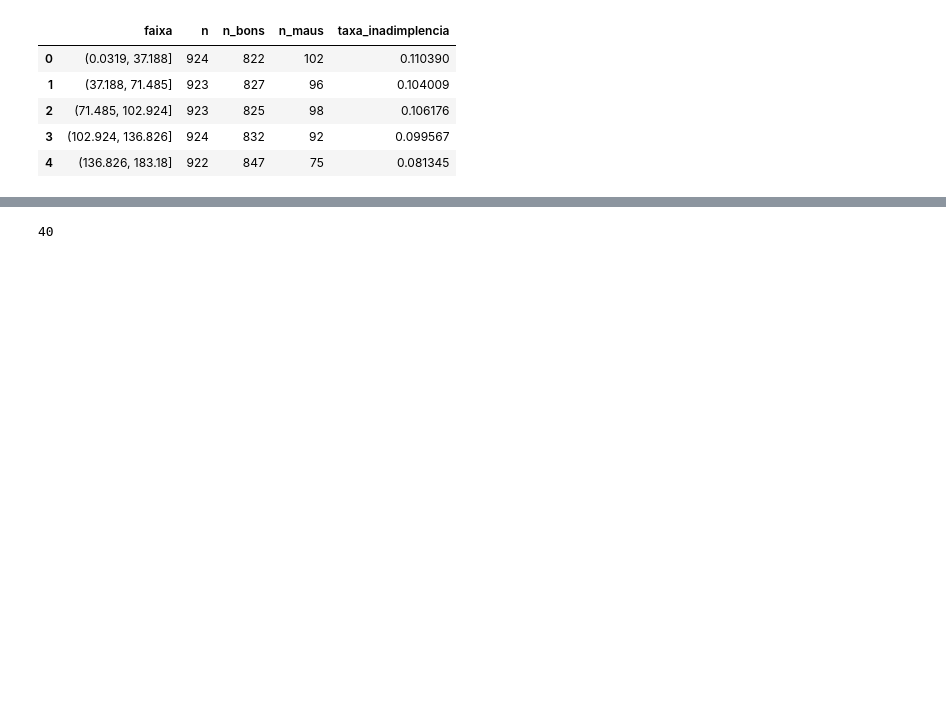
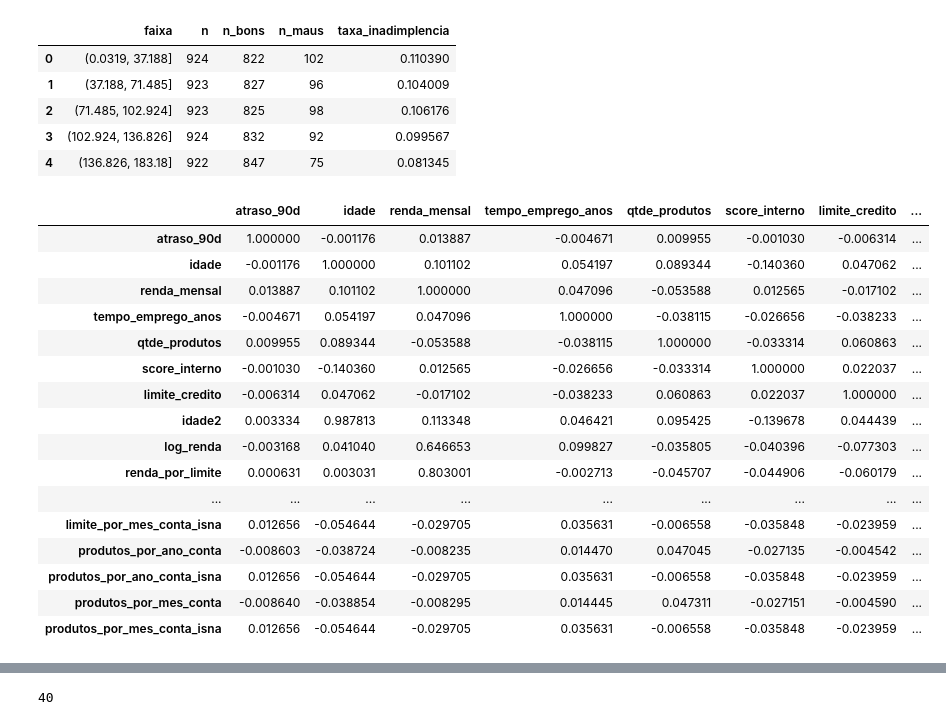
Before and after one commit to matheus-oscar/modelo_pd_2025, a Jupyter notebook: notebooks/revisao_case.ipynb, the cells around one changed output, grey strips where cells are left out. Cells and saved outputs as stored; diff of their text form; code cells hidden in the pictures; blank space fills up the shorter version.

```diff
--- a/notebooks/revisao_case.ipynb
+++ b/notebooks/revisao_case.ipynb
@@ -324,3 +336,24 @@ plot_inad_var(abt, "tempo_relacionamento_meses", target="atraso_90d", bins=5)
 | 2 | (71.485, 102.924] | 923 | 825 | 98 | 0.106176 |
 | 3 | (102.924, 136.826] | 924 | 832 | 92 | 0.099567 |
 | 4 | (136.826, 183.18] | 922 | 847 | 75 | 0.081345 |
+# %%
+corr = abt.drop(columns=['id_cliente', 'data_referencia', 'data_abertura_conta', 'mes_abertura_conta','mes_safra', 'estado_civil']).corr(method = 'pearson')
+corr
+# %% [output]
+|  | atraso_90d | idade | renda_mensal | tempo_emprego_anos | qtde_produtos | score_interno | limite_credito | ... |
+| atraso_90d | 1.000000 | -0.001176 | 0.013887 | -0.004671 | 0.009955 | -0.001030 | -0.006314 | ... |
+| idade | -0.001176 | 1.000000 | 0.101102 | 0.054197 | 0.089344 | -0.140360 | 0.047062 | ... |
+| renda_mensal | 0.013887 | 0.101102 | 1.000000 | 0.047096 | -0.053588 | 0.012565 | -0.017102 | ... |
+| tempo_emprego_anos | -0.004671 | 0.054197 | 0.047096 | 1.000000 | -0.038115 | -0.026656 | -0.038233 | ... |
+| qtde_produtos | 0.009955 | 0.089344 | -0.053588 | -0.038115 | 1.000000 | -0.033314 | 0.060863 | ... |
+| score_interno | -0.001030 | -0.140360 | 0.012565 | -0.026656 | -0.033314 | 1.000000 | 0.022037 | ... |
+| limite_credito | -0.006314 | 0.047062 | -0.017102 | -0.038233 | 0.060863 | 0.022037 | 1.000000 | ... |
+| idade2 | 0.003334 | 0.987813 | 0.113348 | 0.046421 | 0.095425 | -0.139678 | 0.044439 | ... |
+| log_renda | -0.003168 | 0.041040 | 0.646653 | 0.099827 | -0.035805 | -0.040396 | -0.077303 | ... |
+| renda_por_limite | 0.000631 | 0.003031 | 0.803001 | -0.002713 | -0.045707 | -0.044906 | -0.060179 | ... |
+| ... | ... | ... | ... | ... | ... | ... | ... | ... |
+| limite_por_mes_conta_isna | 0.012656 | -0.054644 | -0.029705 | 0.035631 | -0.006558 | -0.035848 | -0.023959 | ... |
+| produtos_por_ano_conta | -0.008603 | -0.038724 | -0.008235 | 0.014470 | 0.047045 | -0.027135 | -0.004542 | ... |
+| produtos_por_ano_conta_isna | 0.012656 | -0.054644 | -0.029705 | 0.035631 | -0.006558 | -0.035848 | -0.023959 | ... |
+| produtos_por_mes_conta | -0.008640 | -0.038854 | -0.008295 | 0.014445 | 0.047311 | -0.027151 | -0.004590 | ... |
+| produtos_por_mes_conta_isna | 0.012656 | -0.054644 | -0.029705 | 0.035631 | -0.006558 | -0.035848 | -0.023959 | ... |
```
Also changed, not shown: parts of 8 cells of this notebook, 5 other files.
